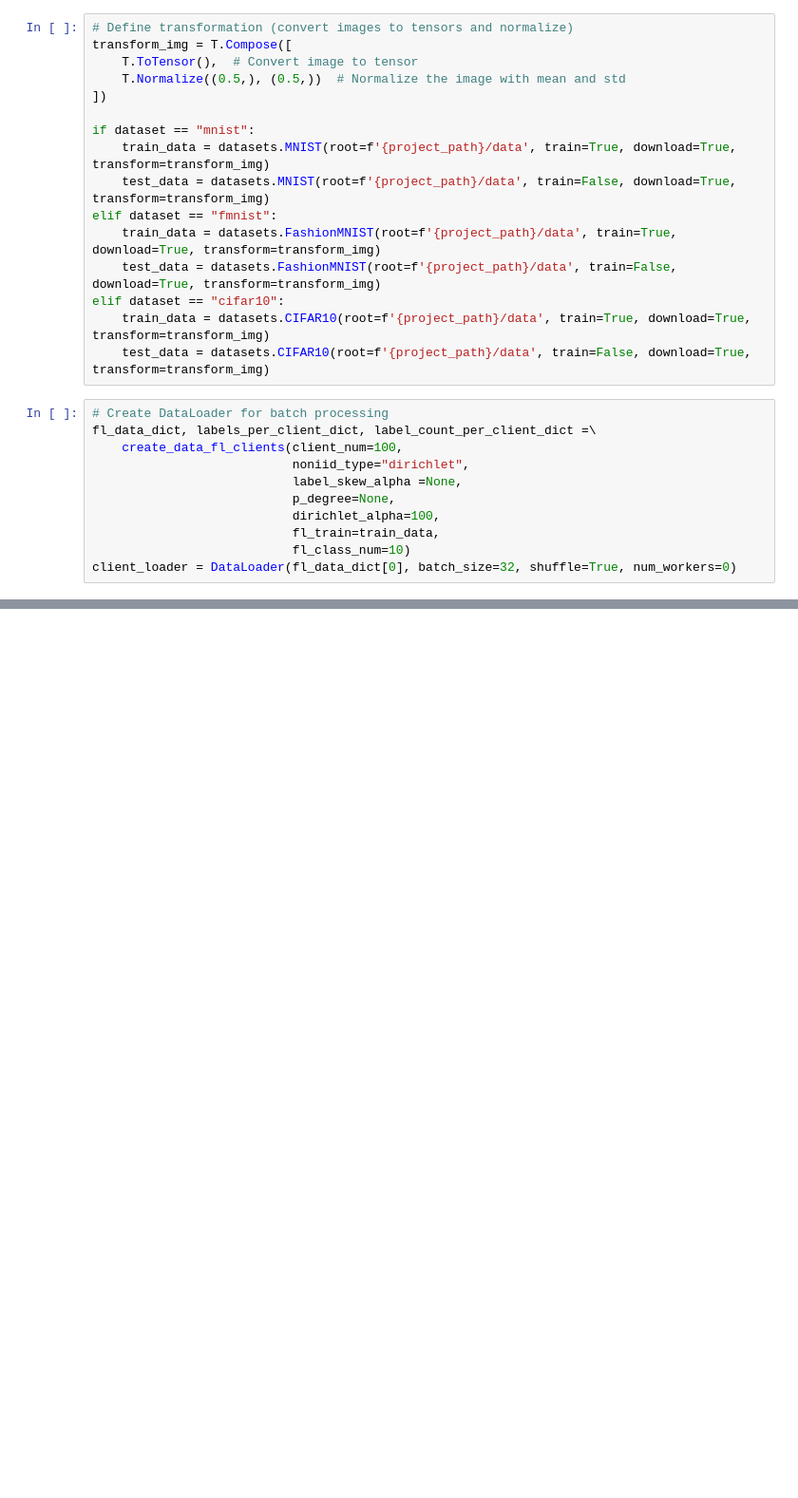
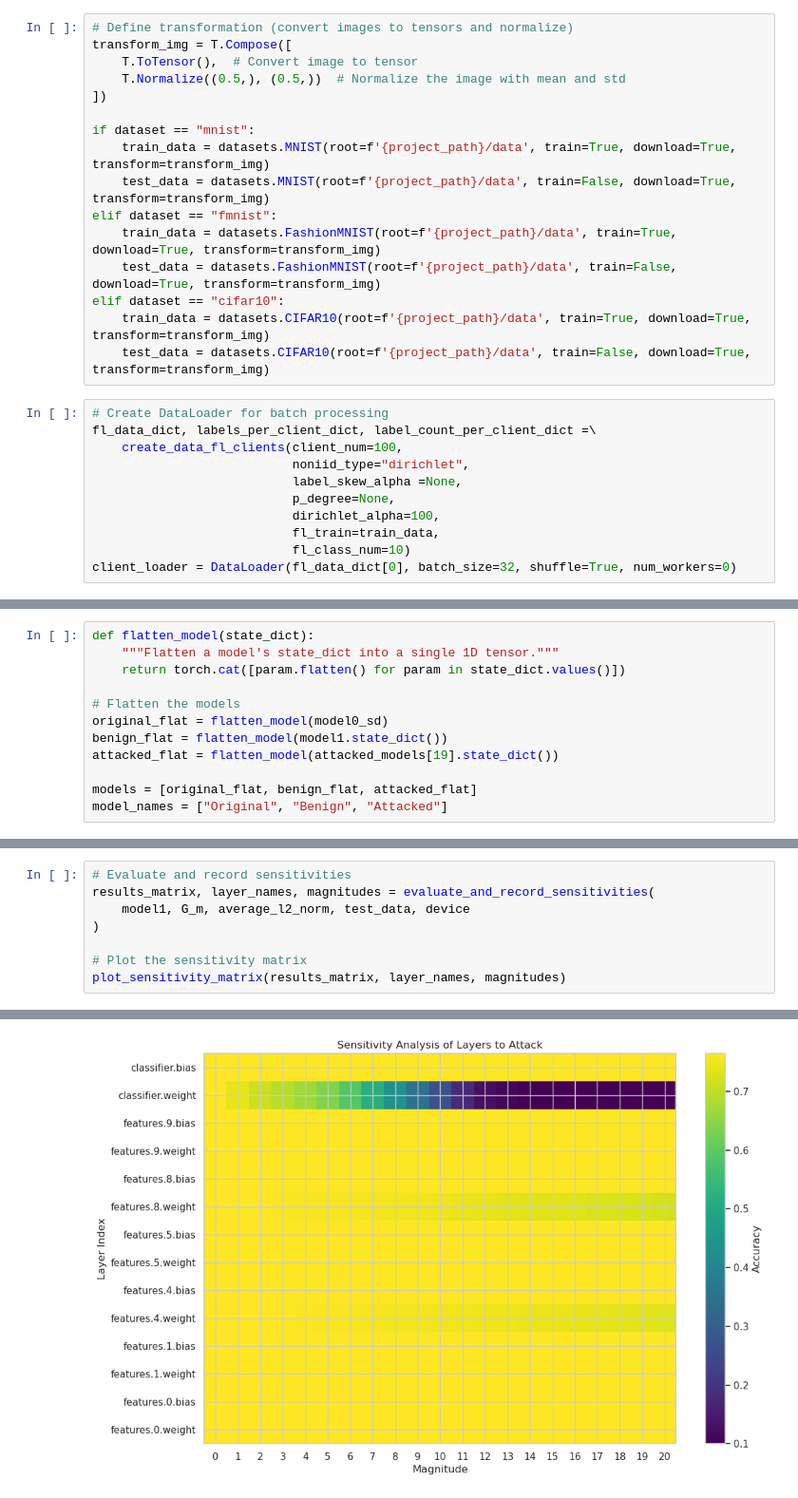
Before and after one commit to yangland/FedON, a Jupyter notebook: jupyter_notebooks/objective_definition.ipynb, the cells around one changed output, grey strips where cells are left out. Shown at 95% size. Drawn from its saved outputs; the diff is of its cells as text; blank space fills up the shorter version.

```diff
--- a/jupyter_notebooks/objective_definition.ipynb
+++ b/jupyter_notebooks/objective_definition.ipynb
@@ -117,0 +493,12 @@ for iter in range(iters):
+# %%
+def flatten_model(state_dict):
+    """Flatten a model's state_dict into a single 1D tensor."""
+    return torch.cat([param.flatten() for param in state_dict.values()])
+
+# Flatten the models
+original_flat = flatten_model(model0_sd)
+benign_flat = flatten_model(model1.state_dict())
+attacked_flat = flatten_model(attacked_models[19].state_dict())
+
+models = [original_flat, benign_flat, attacked_flat]
+model_names = ["Original", "Benign", "Attacked"]
@@ -117,0 +606,9 @@ for iter in range(iters):
+# %%
+# Evaluate and record sensitivities
+results_matrix, layer_names, magnitudes = evaluate_and_record_sensitivities(
+    model1, G_m, average_l2_norm, test_data, device
+)
+
+# Plot the sensitivity matrix
+plot_sensitivity_matrix(results_matrix, layer_names, magnitudes)
+# %% [output]
@@ -117,0 +632 @@ for iter in range(iters):
+[figure, added]
```
Also changed, not shown: parts of 20 cells of this notebook, 1 other file.
